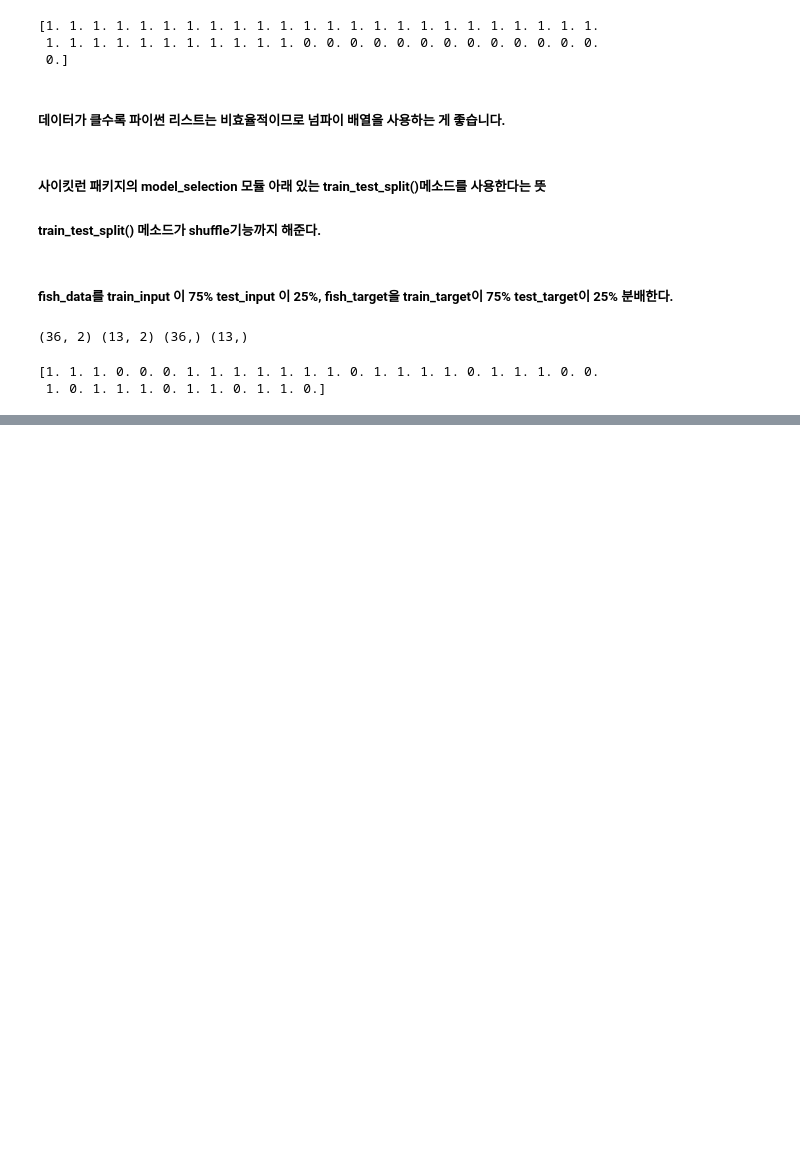
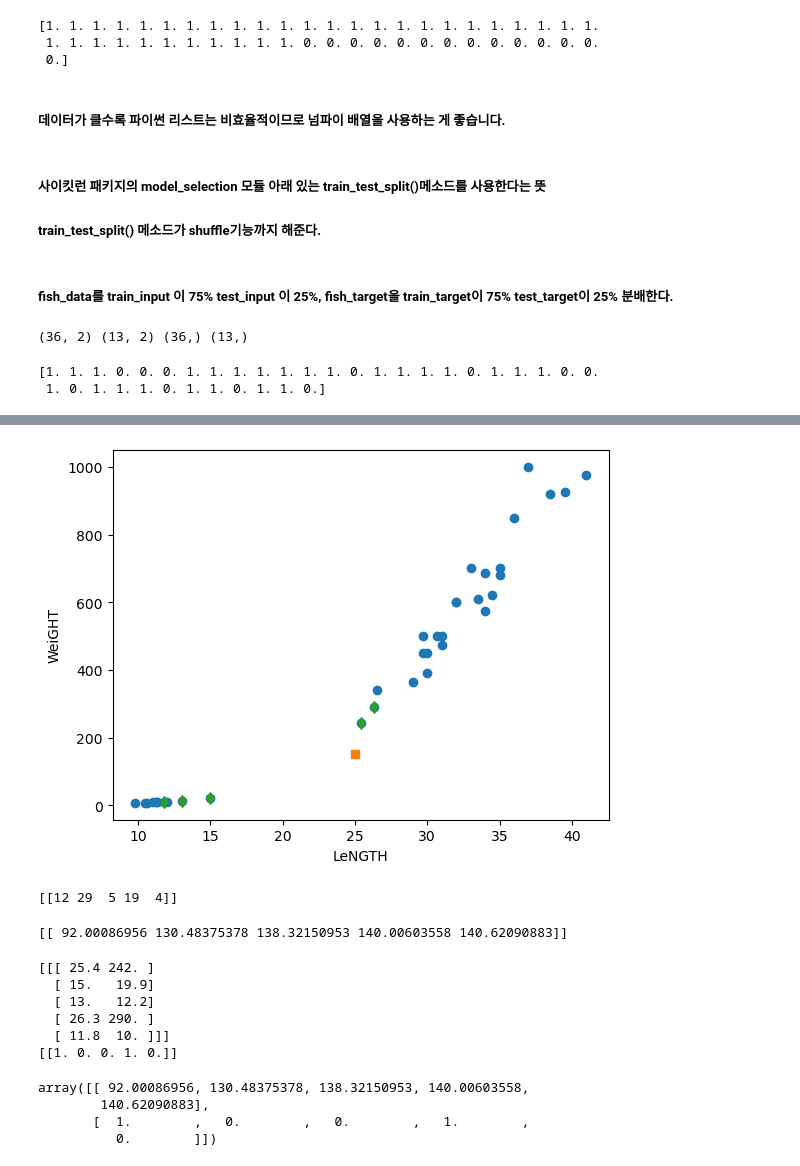
Before and after one commit to CleberYoo/AI_Drills_2023ver, a Jupyter notebook: data_preprocessing.ipynb, the cells around one changed output, grey strips where cells are left out. Cells and saved outputs as stored; diff of their text form; code cells hidden in the pictures; blank space fills up the shorter version.

```diff
--- a/data_preprocessing.ipynb
+++ b/data_preprocessing.ipynb
@@ -55,0 +71,36 @@ kn =
+# %%
+distances, indexes = kn.kneighbors([[25,150]])   # 첫번째는 거리, 두번쨰는 인덱스를 반환, 변수이름은 상관없다.
+# %%
+plt.scatter(train_input[:,0], train_input[:,1])
+plt.scatter(25, 150, marker="s")
+plt.scatter(train_input[indexes,0], train_input[indexes,1], marker="d")
+plt.xlabel("LeNGTH")
+plt.ylabel("WeiGHT")
+plt.show()
+# %% [output]
+[figure, added]
+# %%
+print(indexes)
+# %% [output]
+[[12 29  5 19  4]]
+# %%
+print(distances)
+# %% [output]
+[[ 92.00086956 130.48375378 138.32150953 140.00603558 140.62090883]]
+# %%
+print(train_input[indexes])
+print(train_target[indexes])
+# %% [output]
+[[[ 25.4 242. ]
+  [ 15.   19.9]
+  [ 13.   12.2]
+  [ 26.3 290. ]
+  [ 11.8  10. ]]]
+[[1. 0. 0. 1. 0.]]
+# %%
+np.row_stack((distances, train_target[indexes]))
+# %% [output]
+array([[ 92.00086956, 130.48375378, 138.32150953, 140.00603558,
+        140.62090883],
+       [  1.        ,   0.        ,   0.        ,   1.        ,
+          0.        ]])
```
Also changed, not shown: parts of 17 cells of this notebook.
